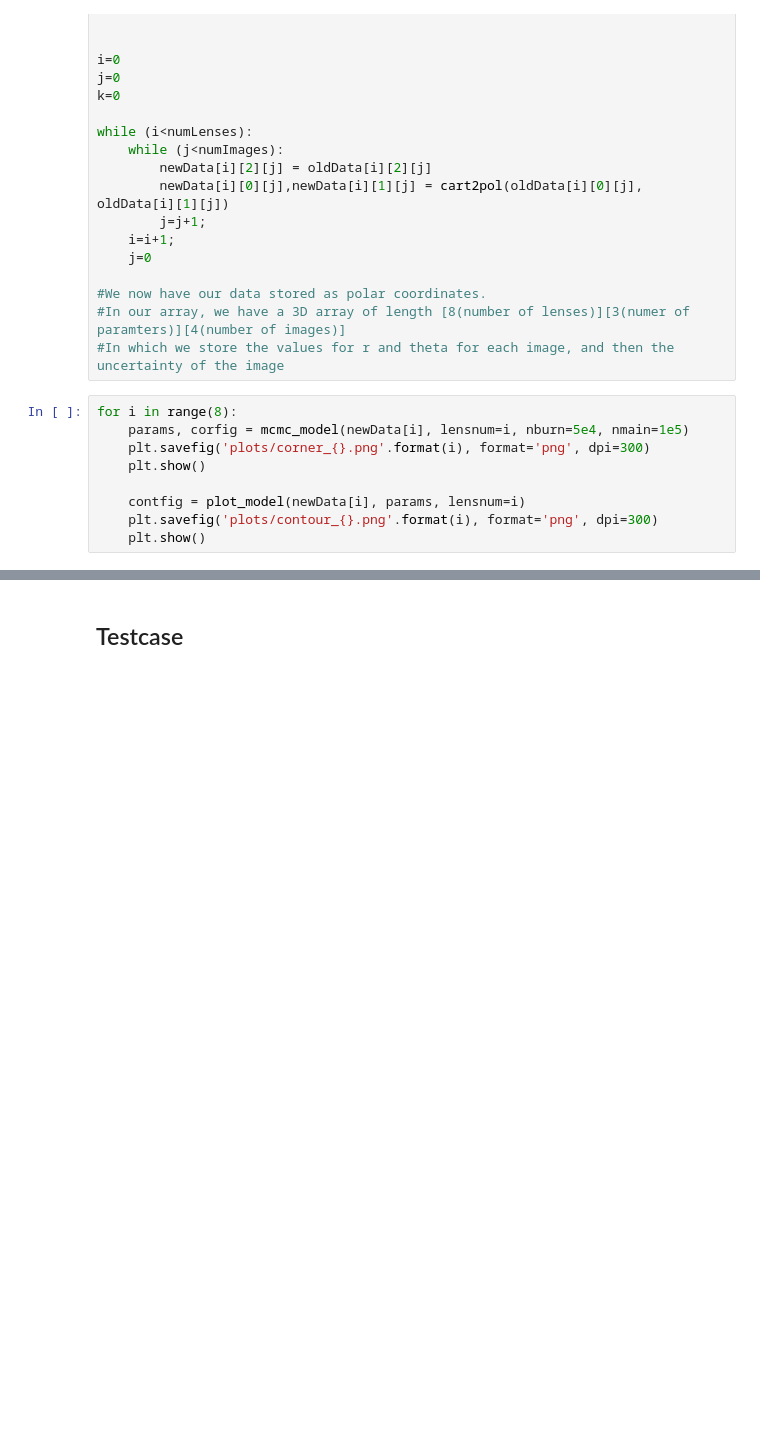
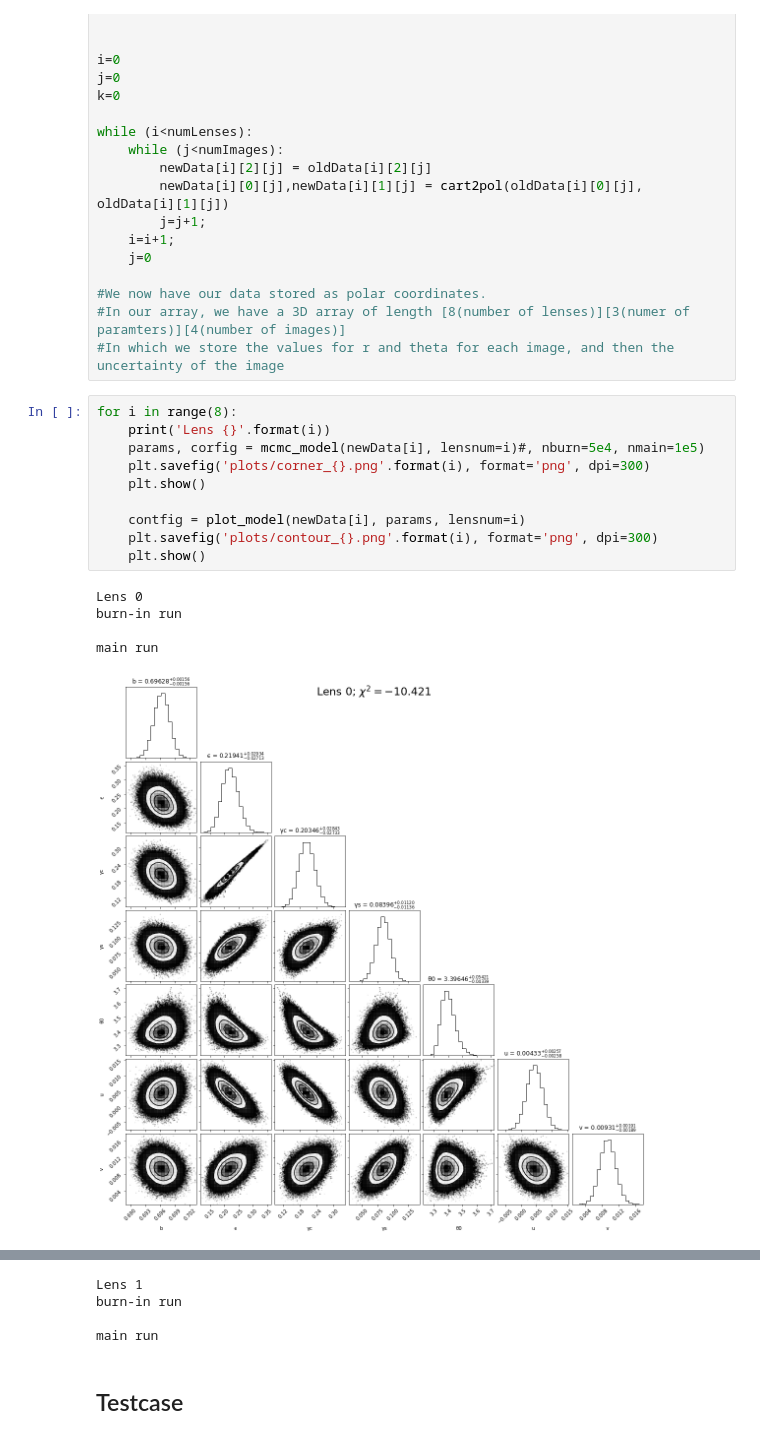
Before and after one commit to niharprabhala/Strong-Gravitation-Lensing, a Jupyter notebook: Main.ipynb, the cells around one changed output, grey strips where cells are left out. Cells and saved outputs as stored; diff of their text form; blank space fills up the shorter version.

```diff
--- a/Main.ipynb
+++ b/Main.ipynb
@@ -212,10 +212,17 @@ while (i<numLenses):
 #In which we store the values for r and theta for each image, and then the uncertainty of the image
 # %%
 for i in range(8):
-    params, corfig = mcmc_model(newData[i], lensnum=i, nburn=5e4, nmain=1e5)
+    print('Lens {}'.format(i))
+    params, corfig = mcmc_model(newData[i], lensnum=i)#, nburn=5e4, nmain=1e5)
     plt.savefig('plots/corner_{}.png'.format(i), format='png', dpi=300)
     plt.show()
 
     contfig = plot_model(newData[i], params, lensnum=i)
     plt.savefig('plots/contour_{}.png'.format(i), format='png', dpi=300)
     plt.show()
+# %% [output]
+Lens 0
+burn-in run
+
+main run
+[figure, added]
@@ -222,3 +230,7 @@ for i in range(8):
+Lens 1
+burn-in run
+
+main run
 # %% [markdown]
 ## Testcase
 # %%
```
Also changed, not shown: parts of 3 cells of this notebook.
